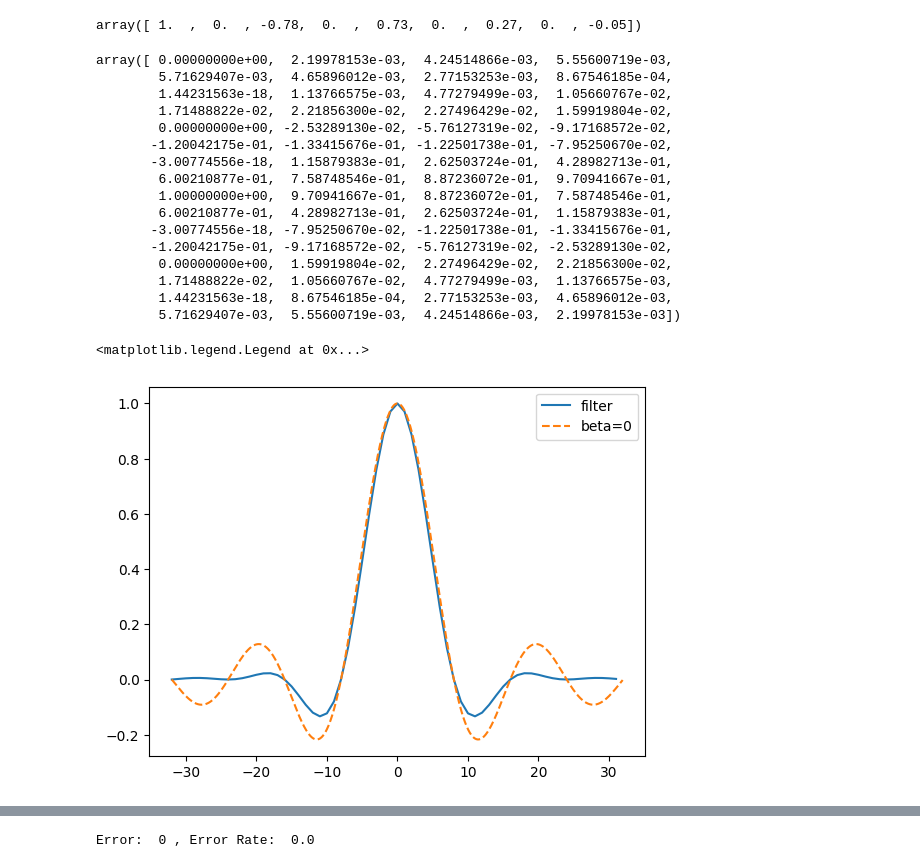
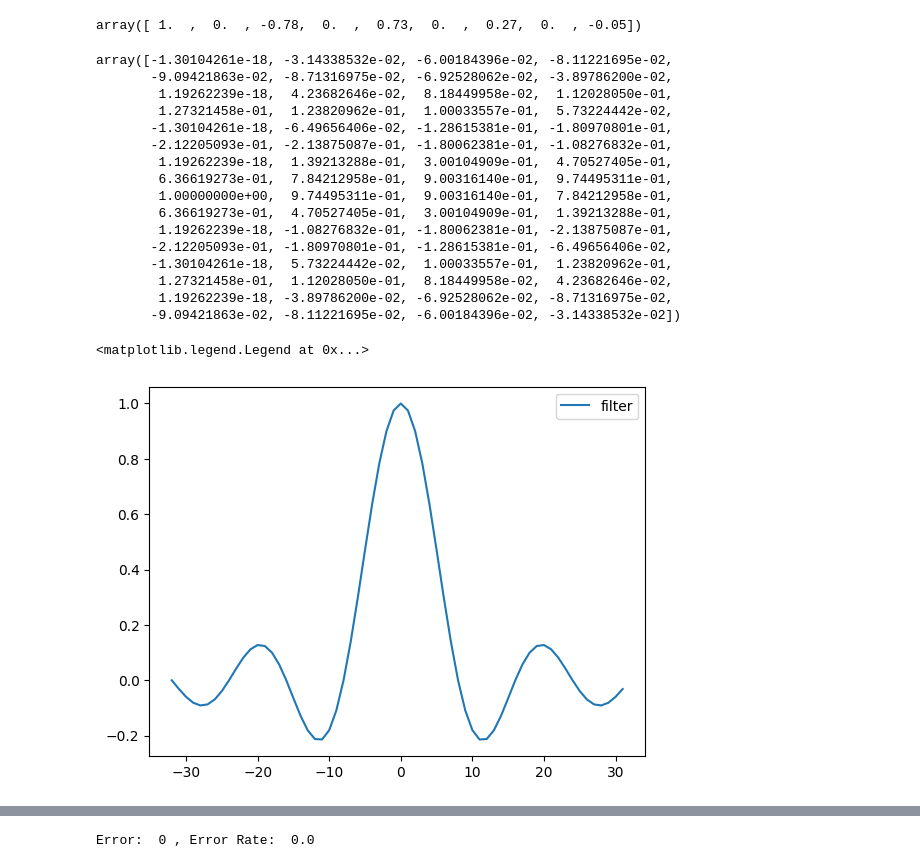
Before and after one commit to k3kaimu/Ez-SDR, a Jupyter notebook: b3exp/kosen/nyquist_filter.ipynb, the cells around one changed output, grey strips where cells are left out. Cells and saved outputs as stored; diff of their text form; code cells hidden in the pictures.

```diff
--- a/b3exp/kosen/nyquist_filter.ipynb
+++ b/b3exp/kosen/nyquist_filter.ipynb
@@ -51,25 +51,25 @@ def make_rcos_imp_resp(beta, nOS, nDesign, nTaps):
     return fs, hk, (np.arange(0,nTaps)-nTaps/2)/nOS, hs
 # %%
 # _, filter_freq, tau, filter_resp = make_rect_imp_resp(8, 1024, 64)
-_, filter_freq, tau, filter_resp = make_rcos_imp_resp(0.5, 8, 1024, 64)
+_, filter_freq, tau, filter_resp = make_rcos_imp_resp(0.001, 8, 1024, 64)
 filter_resp
 # %% [output]
-array([ 0.00000000e+00,  2.19978153e-03,  4.24514866e-03,  5.55600719e-03,
-        5.71629407e-03,  4.65896012e-03,  2.77153253e-03,  8.67546185e-04,
-        1.44231563e-18,  1.13766575e-03,  4.77279499e-03,  1.05660767e-02,
-        1.71488822e-02,  2.21856300e-02,  2.27496429e-02,  1.59919804e-02,
-        0.00000000e+00, -2.53289130e-02, -5.76127319e-02, -9.17168572e-02,
-       -1.20042175e-01, -1.33415676e-01, -1.22501738e-01, -7.95250670e-02,
-       -3.00774556e-18,  1.15879383e-01,  2.62503724e-01,  4.28982713e-01,
-        6.00210877e-01,  7.58748546e-01,  8.87236072e-01,  9.70941667e-01,
-        1.00000000e+00,  9.70941667e-01,  8.87236072e-01,  7.58748546e-01,
-        6.00210877e-01,  4.28982713e-01,  2.62503724e-01,  1.15879383e-01,
-       -3.00774556e-18, -7.95250670e-02, -1.22501738e-01, -1.33415676e-01,
-       -1.20042175e-01, -9.17168572e-02, -5.76127319e-02, -2.53289130e-02,
-        0.00000000e+00,  1.59919804e-02,  2.27496429e-02,  2.21856300e-02,
-        1.71488822e-02,  1.05660767e-02,  4.77279499e-03,  1.13766575e-03,
-        1.44231563e-18,  8.67546185e-04,  2.77153253e-03,  4.65896012e-03,
-        5.71629407e-03,  5.55600719e-03,  4.24514866e-03,  2.19978153e-03])
+array([-1.30104261e-18, -3.14338532e-02, -6.00184396e-02, -8.11221695e-02,
+       -9.09421863e-02, -8.71316975e-02, -6.92528062e-02, -3.89786200e-02,
+        1.19262239e-18,  4.23682646e-02,  8.18449958e-02,  1.12028050e-01,
+        1.27321458e-01,  1.23820962e-01,  1.00033557e-01,  5.73224442e-02,
+       -1.30104261e-18, -6.49656406e-02, -1.28615381e-01, -1.80970801e-01,
+       -2.12205093e-01, -2.13875087e-01, -1.80062381e-01, -1.08276832e-01,
+        1.19262239e-18,  1.39213288e-01,  3.00104909e-01,  4.70527405e-01,
+        6.36619273e-01,  7.84212958e-01,  9.00316140e-01,  9.74495311e-01,
+        1.00000000e+00,  9.74495311e-01,  9.00316140e-01,  7.84212958e-01,
+        6.36619273e-01,  4.70527405e-01,  3.00104909e-01,  1.39213288e-01,
+        1.19262239e-18, -1.08276832e-01, -1.80062381e-01, -2.13875087e-01,
+       -2.12205093e-01, -1.80970801e-01, -1.28615381e-01, -6.49656406e-02,
+       -1.30104261e-18,  5.73224442e-02,  1.00033557e-01,  1.23820962e-01,
+        1.27321458e-01,  1.12028050e-01,  8.18449958e-02,  4.23682646e-02,
+        1.19262239e-18, -3.89786200e-02, -6.92528062e-02, -8.71316975e-02,
+       -9.09421863e-02, -8.11221695e-02, -6.00184396e-02, -3.14338532e-02])
 # %%
 # fs, filter_freq1, _, _ = make_rcos_imp_resp(0.01, 8, 1024, 64)
 # fs, filter_freq2, _, _ = make_rcos_imp_resp(0.5, 8, 1024, 64)
@@ -81,12 +81,12 @@ array([ 0.00000000e+00,  2.19978153e-03,  4.24514866e-03,  5.55600719e-03,
 # %%
 plt.plot(np.arange(-len(filter_resp)//2, len(filter_resp)//2), filter_resp, label="filter")
 
-ts = np.linspace(-len(filter_resp)//2, len(filter_resp)//2, num=1024, endpoint=False) + 1e-3
-plt.plot(ts, np.sin(np.pi*ts/8)/(np.pi*ts/8), linestyle="--", label="RC(beta=0)")
+# ts = np.linspace(-len(filter_resp)//2, len(filter_resp)//2, num=1024, endpoint=False) + 1e-3
+# plt.plot(ts, np.sin(np.pi*ts/8)/(np.pi*ts/8), linestyle="--", label="RC(beta=0)")
 plt.legend()
 # %% [output]
 <matplotlib.legend.Legend at 0x...>
-[figure, old version]
+[figure, new version]
 # %%
 def analyze_freq_resp(hs, sampRate):
     fks = np.linspace(-sampRate/2, sampRate/2, num=300)
```
Also changed, not shown: parts of 8 cells of this notebook.
